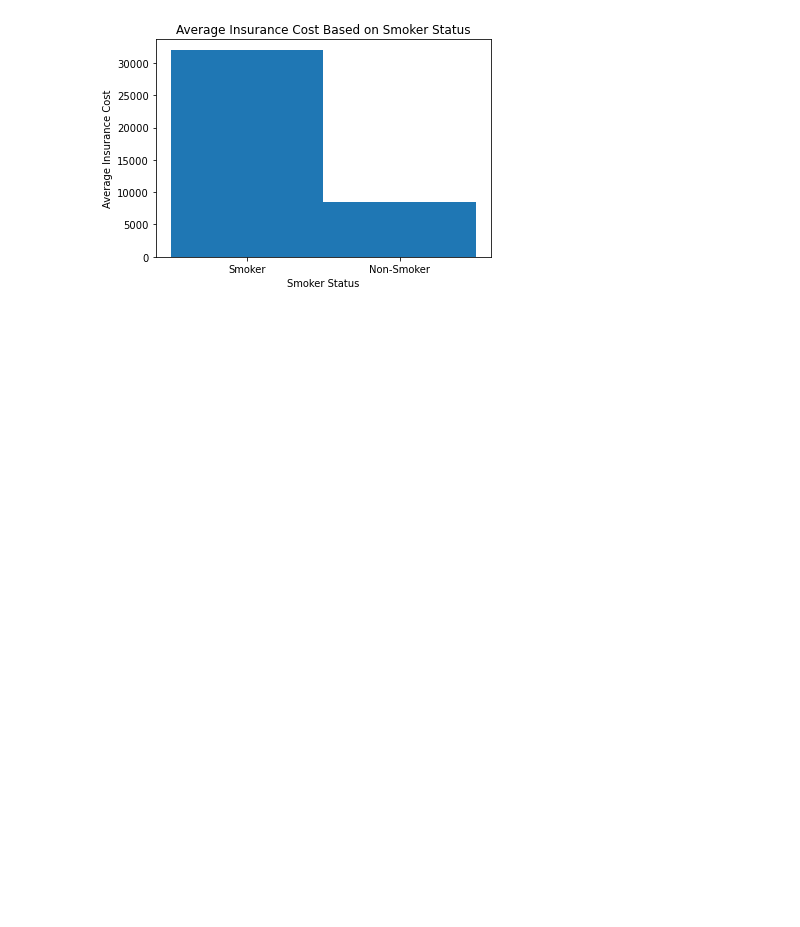
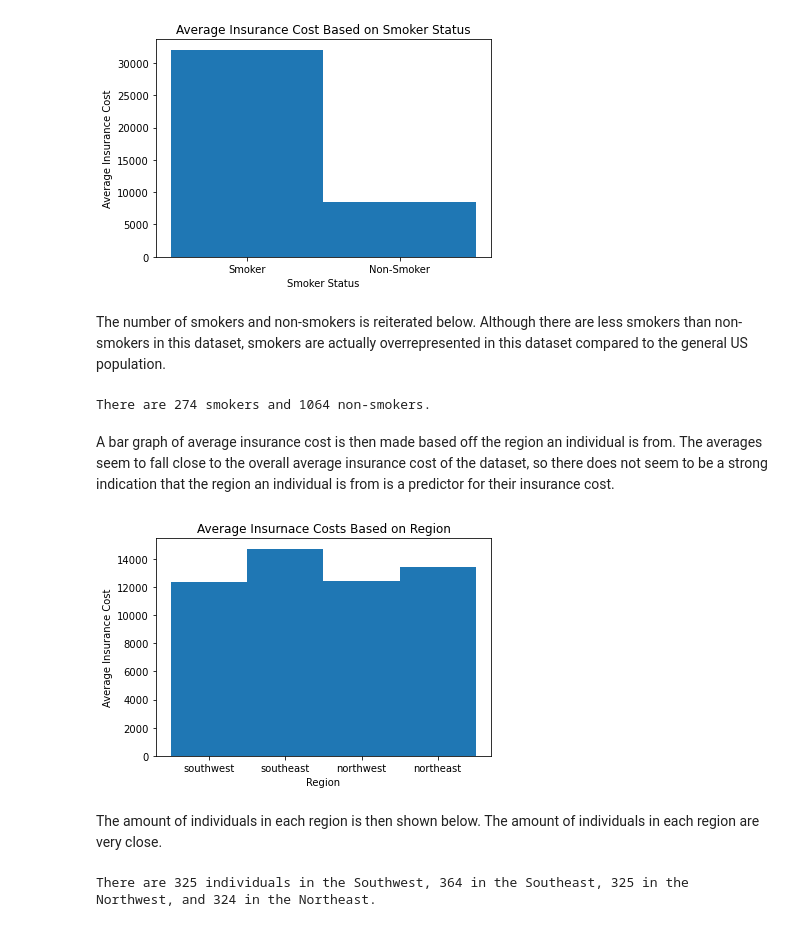
Before and after one commit to otdossett/Insurance-Data-Portfolio-Project, a Jupyter notebook: InsuranceDataNotebook.ipynb, the cells around one changed output. Drawn from its saved outputs; the diff is of its cells as text; code cells hidden in the pictures; blank space fills up the shorter version.

Commit message:
Markdowns for each line written

```diff
--- a/InsuranceDataNotebook.ipynb
+++ b/InsuranceDataNotebook.ipynb
@@ -142,3 +174,41 @@ ax.set_title('Average Insurance Cost Based on Smoker Status')
 plt.show()
 # %% [output]
 [figure]
+# %% [markdown]
+The number of smokers and non-smokers is reiterated below.  Although there are less smokers than non-smokers in this dataset, smokers are actually overrepresented in this dataset compared to the general US population.
+# %%
+num_of_smokers = list(patient_Stats.smoker_count())
+print("There are {smoke} smokers and {non} non-smokers.".format(smoke = num_of_smokers[0],non = num_of_smokers[1]))
+# %% [output]
+There are 274 smokers and 1064 non-smokers.
+# %% [markdown]
+A bar graph of average insurance cost is then made based off the region an individual is from.  The averages seem to fall close to the overall average insurance cost of the dataset, so there does not seem to be a strong indication that the region an individual is from is a predictor for their insurance cost.
+# %%
+location_charge_dictionary = {}
+i = 0
+while i in range(len(patient_Stats.region)):
+    if patient_Stats.region[i] not in location_charge_dictionary:
+        location_charge_dictionary[patient_Stats.region[i]] = [patient_Stats.charges[i]]
+    else:
+        location_charge_dictionary[patient_Stats.region[i]].append(patient_Stats.charges[i])
+    i+=1
+location_average_charges = []
+i=0
+list_of_regions = list(location_charge_dictionary.keys())
+while i < len(location_charge_dictionary):
+    location_average_charges.append(np.mean(location_charge_dictionary[list_of_regions[i]]))
+    i+=1
+fig, ax = plt.subplots()
+ax.bar(location_charge_dictionary.keys(), location_average_charges, width=1)
+ax.set_xlabel('Region')
+ax.set_ylabel('Average Insurance Cost')
+ax.set_title('Average Insurnace Costs Based on Region')
+plt.show()
+# %% [output]
+[figure, added]
+# %% [markdown]
+The amount of individuals in each region is then shown below.  The amount of individuals in each region are very close.
+# %%
+print("There are {SW} individuals in the Southwest, {SE} in the Southeast, {NW} in the Northwest, and {NE} in the Northeast.".format(SW = len(location_charge_dictionary['southwest']), SE = len(location_charge_dictionary['southeast']), NW = len(location_charge_dictionary['northwest']), NE = len(location_charge_dictionary['northeast'])))
+# %% [output]
+There are 325 individuals in the Southwest, 364 in the Southeast, 325 in the Northwest, and 324 in the Northeast.
```
Also changed, not shown: parts of 18 cells of this notebook.
